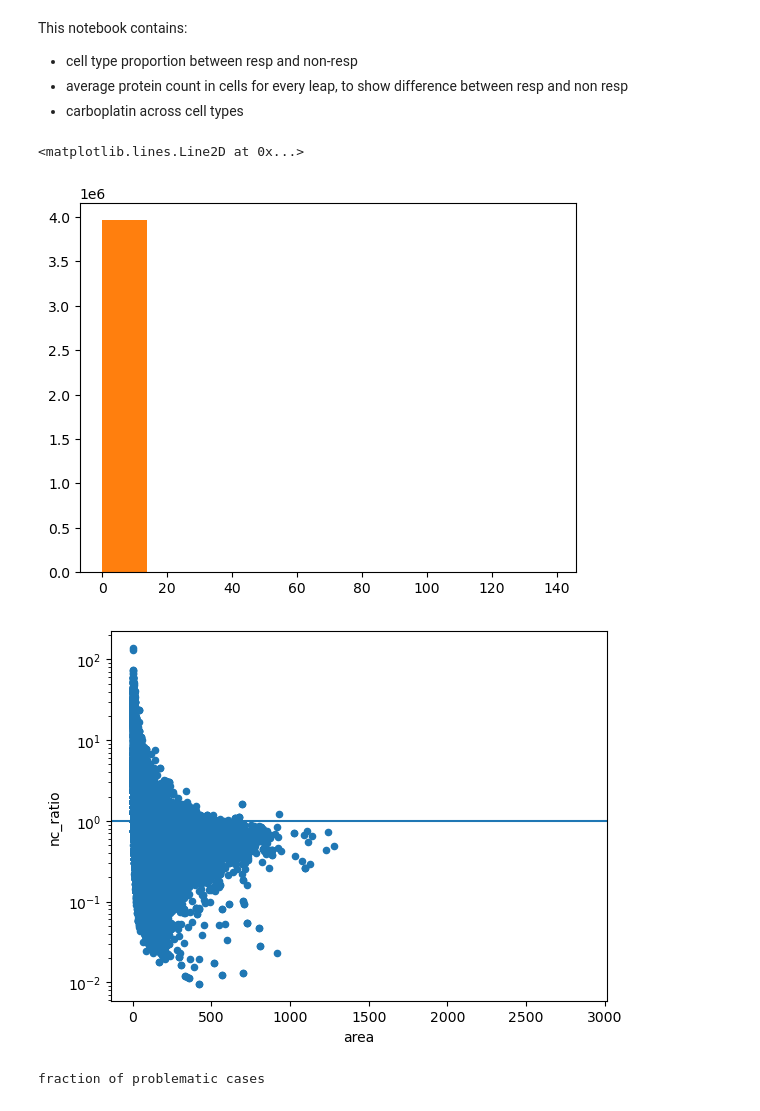
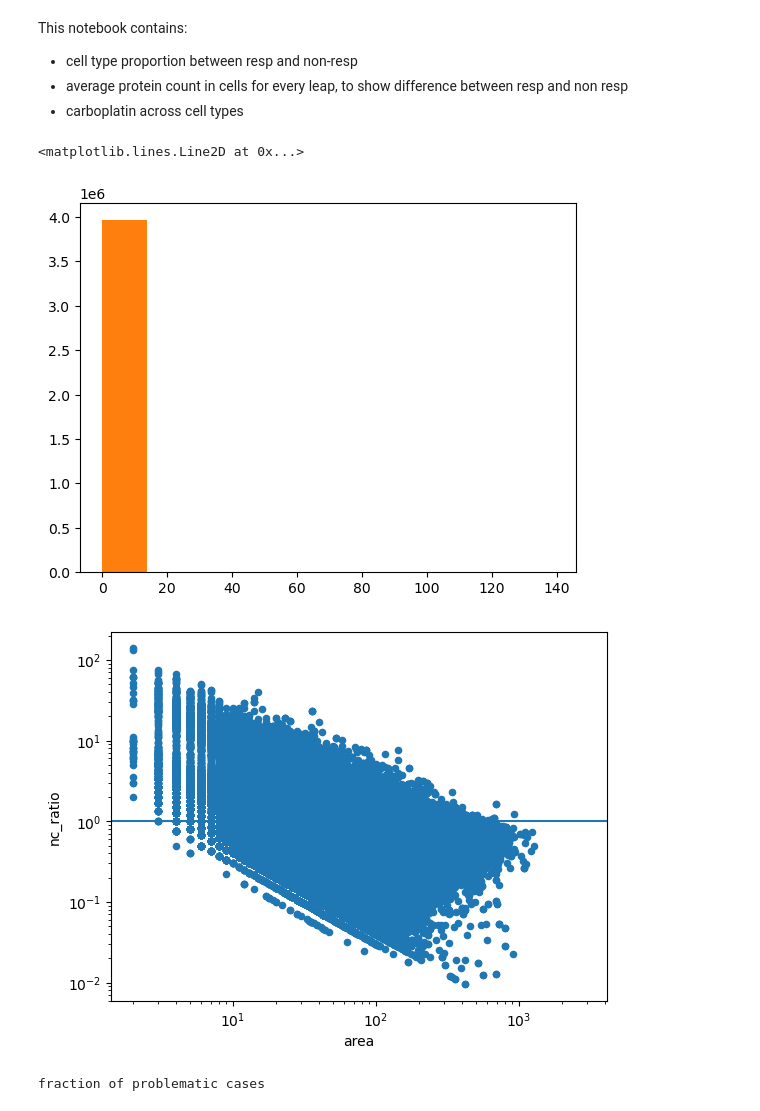
Before and after one commit to Schumacher-group/IMC_TNBC_analysis, a Jupyter notebook: results_analysis/non_spatial.ipynb, the cells around one changed output. Saved outputs shown, nothing was run; the diff lists cells and outputs as text; code cells hidden in the pictures.

```diff
--- a/results_analysis/non_spatial.ipynb
+++ b/results_analysis/non_spatial.ipynb
@@ -28,14 +31,14 @@ tb = pd.read_csv(cell_table_path)
 # %%
 plt.hist(tb['nc_ratio'])
 list(tb.columns)
 plt.hist(tb['nc_ratio_nuclear'])
 tb[['area','nc_ratio']].plot(x ='area',y = 'nc_ratio',kind = 'scatter')
-plt.semilogy()
+plt.loglog()
 plt.axhline(1)
 # %% [output]
 <matplotlib.lines.Line2D at 0x...>
 [figure]
-[figure, old version]
+[figure, new version]
 # %%
 print('fraction of problematic cases')
 (tb['nc_ratio']>1).value_counts(normalize=True)
```
Also changed, not shown: parts of 31 cells of this notebook, 31 other files.
